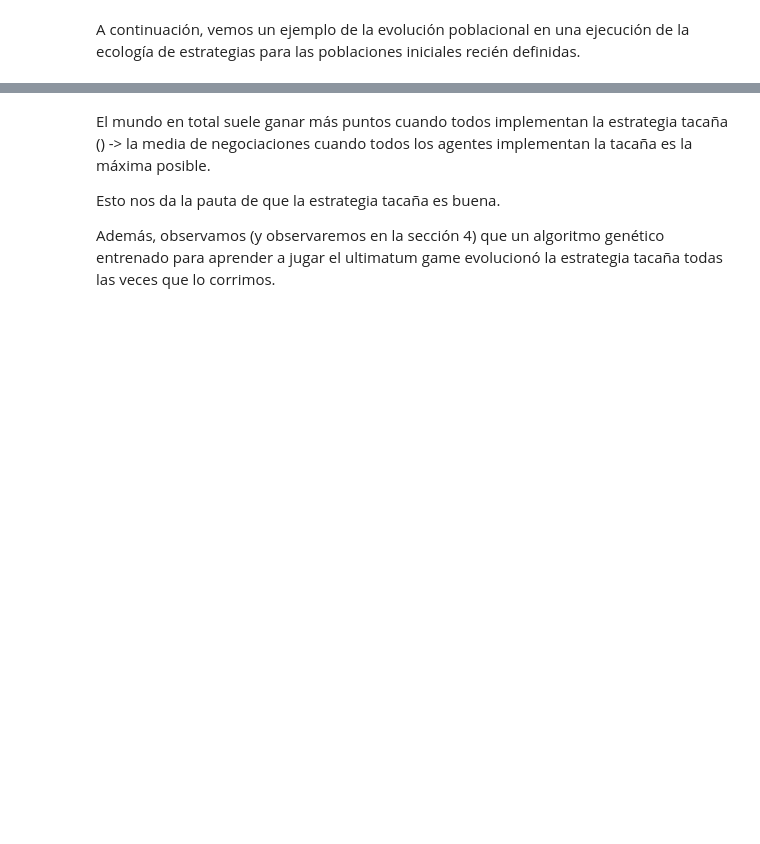
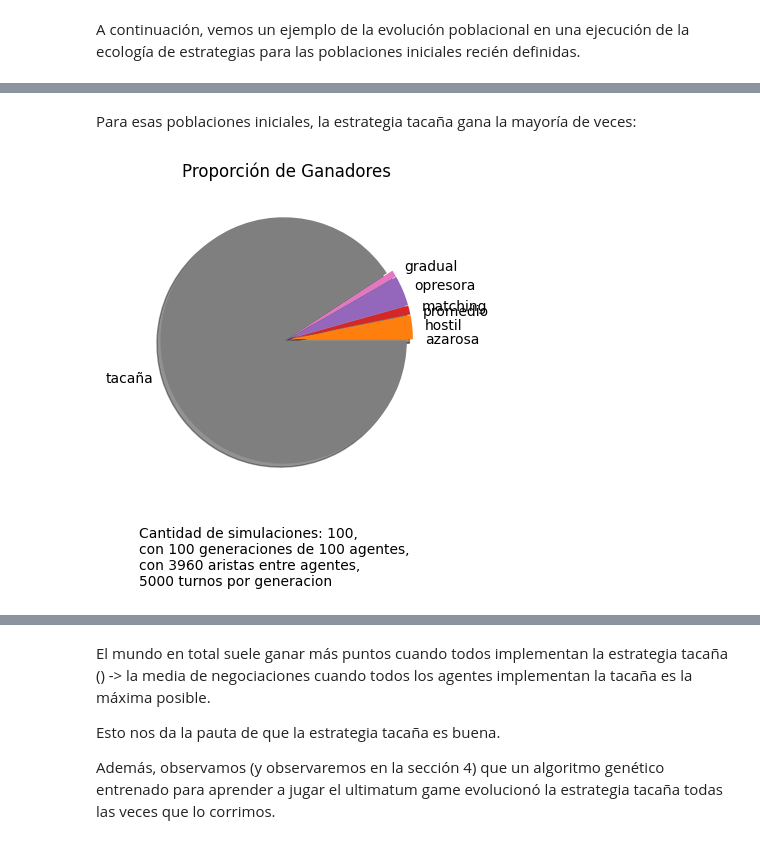
Before and after one commit to matuneville/ultimatum-game-model, a Jupyter notebook: src/informe.ipynb, the cells around one changed output, grey strips where cells are left out. Cells and saved outputs as stored; diff of their text form; code cells hidden in the pictures; blank space fills up the shorter version.

```diff
--- a/src/informe.ipynb
+++ b/src/informe.ipynb
@@ -166,0 +169,6 @@ A continuación, vemos un ejemplo de la evolución poblacional en una ejecución
+# %% [markdown]
+Para esas poblaciones iniciales, la estrategia tacaña gana la mayoría de veces:
+# %%
+experimentos.graficar_proporcion_ganadores(100, topologia_densa, estrategias)
+# %% [output]
+[figure, added]
```
Also changed, not shown: parts of 22 cells of this notebook, 3 other files.
